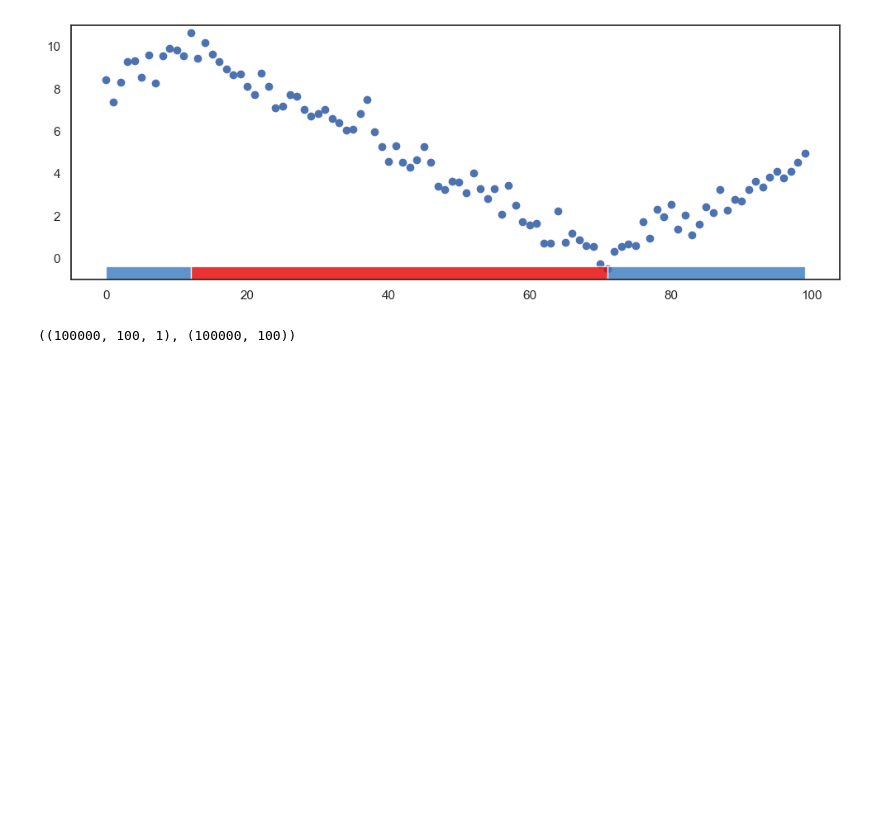
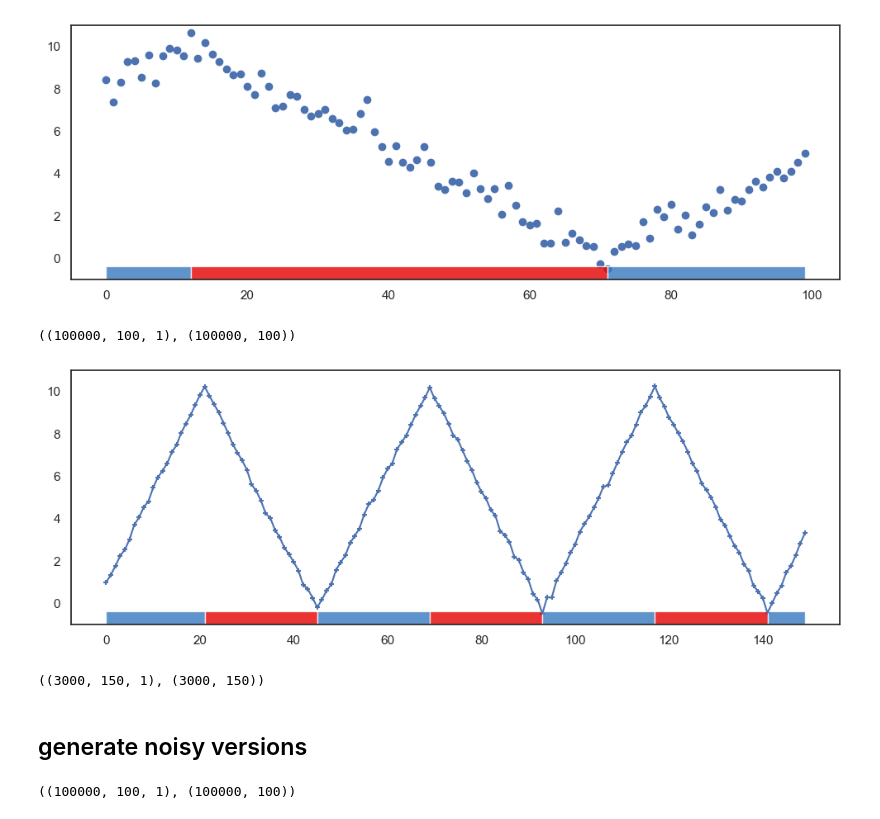
Before and after one commit to huiwenn/sds, a Jupyter notebook: data/bouncingball.ipynb, the cells around one changed output. Cells and saved outputs as stored; diff of their text form; code cells hidden in the pictures; blank space fills up the shorter version.

```diff
--- a/data/bouncingball.ipynb
+++ b/data/bouncingball.ipynb
@@ -118,3 +124,15 @@ data_z = np.asarray(data_z)
 data_y.shape, data_z.shape
 # %% [output]
 ((100000, 100, 1), (100000, 100))
+# %%
+idx = np.random.randint(data_y.shape[0])
+y_seq, z_seq = data_y[idx], data_z[idx]
+fig = plt.figure(figsize=(12, 4))
+ax = fig.gca()
+ax.scatter(np.arange(150), y_seq, s=25, marker='+')
+ax.plot(np.arange(150), y_seq)
+ax.set_ylim([-1, 11.])
+_plot_segments(ax, z_seq, 0., 0.05)
+plt.show()
+# %% [output]
+[figure, added]
@@ -120,0 +141,12 @@ data_y.shape, data_z.shape
+# %%
+data_y = []
+data_z = []
+for i in tqdm(range(3000)):
+    dy, dz = make_seq(T=150)
+    data_y.append(dy)
+    data_z.append(dz)
+data_y = np.asarray(data_y)
+data_z = np.asarray(data_z)
+data_y.shape, data_z.shape
+# %% [output]
+((3000, 150, 1), (3000, 150))
@@ -121,3 +155,17 @@ data_y.shape, data_z.shape
+# %% [markdown]
+## generate noisy versions
+# %%
+data_y = []
+data_z = []
+for i in tqdm(range(100000)):
+    dy, dz = make_seq_noise()
+    data_y.append(dy)
+    data_z.append(dz)
+data_y = np.asarray(data_y)
+data_z = np.asarray(data_z)
+data_y.shape, data_z.shape
+# %% [output]
+((100000, 100, 1), (100000, 100))
 # %%
 idx = np.random.randint(data_y.shape[0])
 y_seq, z_seq = data_y[idx], data_z[idx]
```
Also changed, not shown: parts of 11 cells of this notebook, 8 other files.
